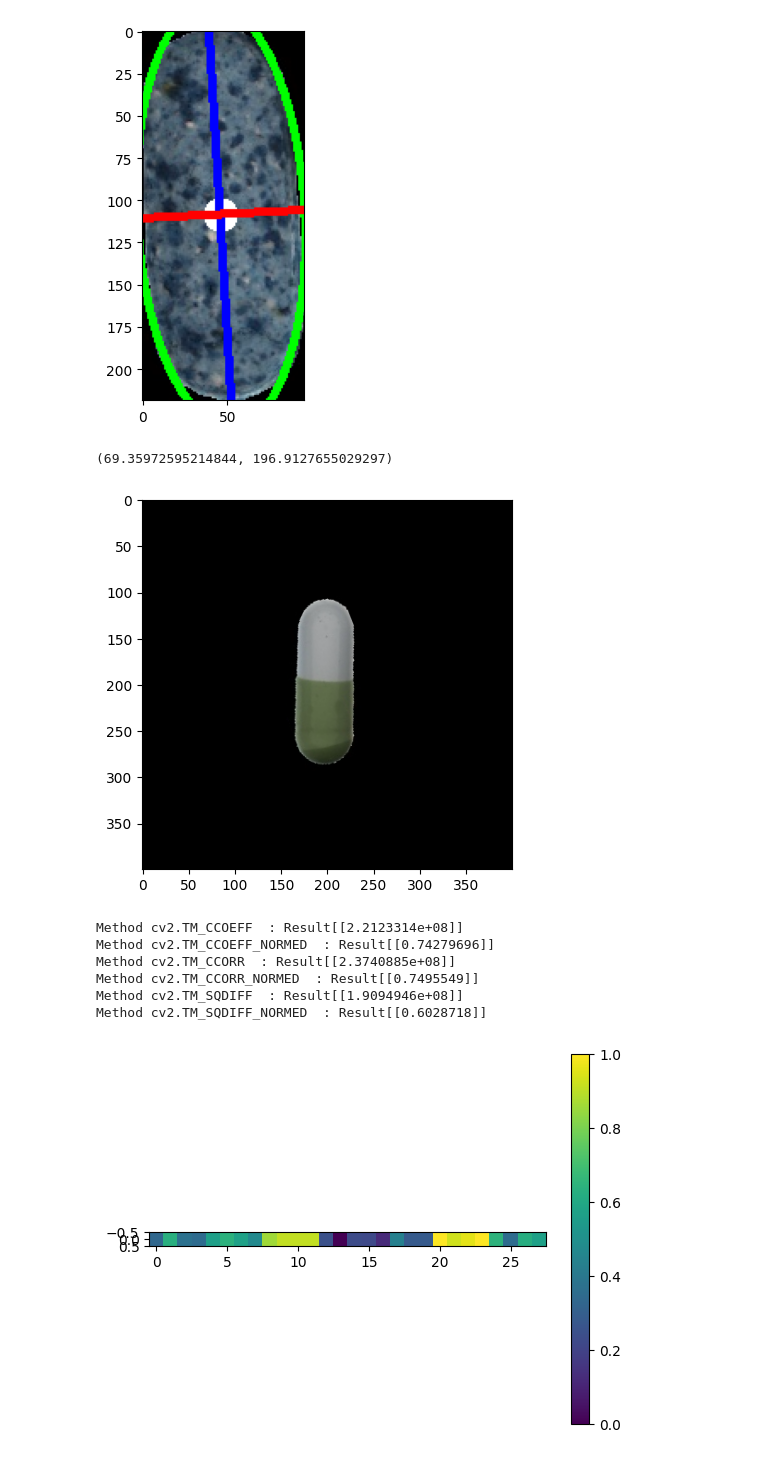
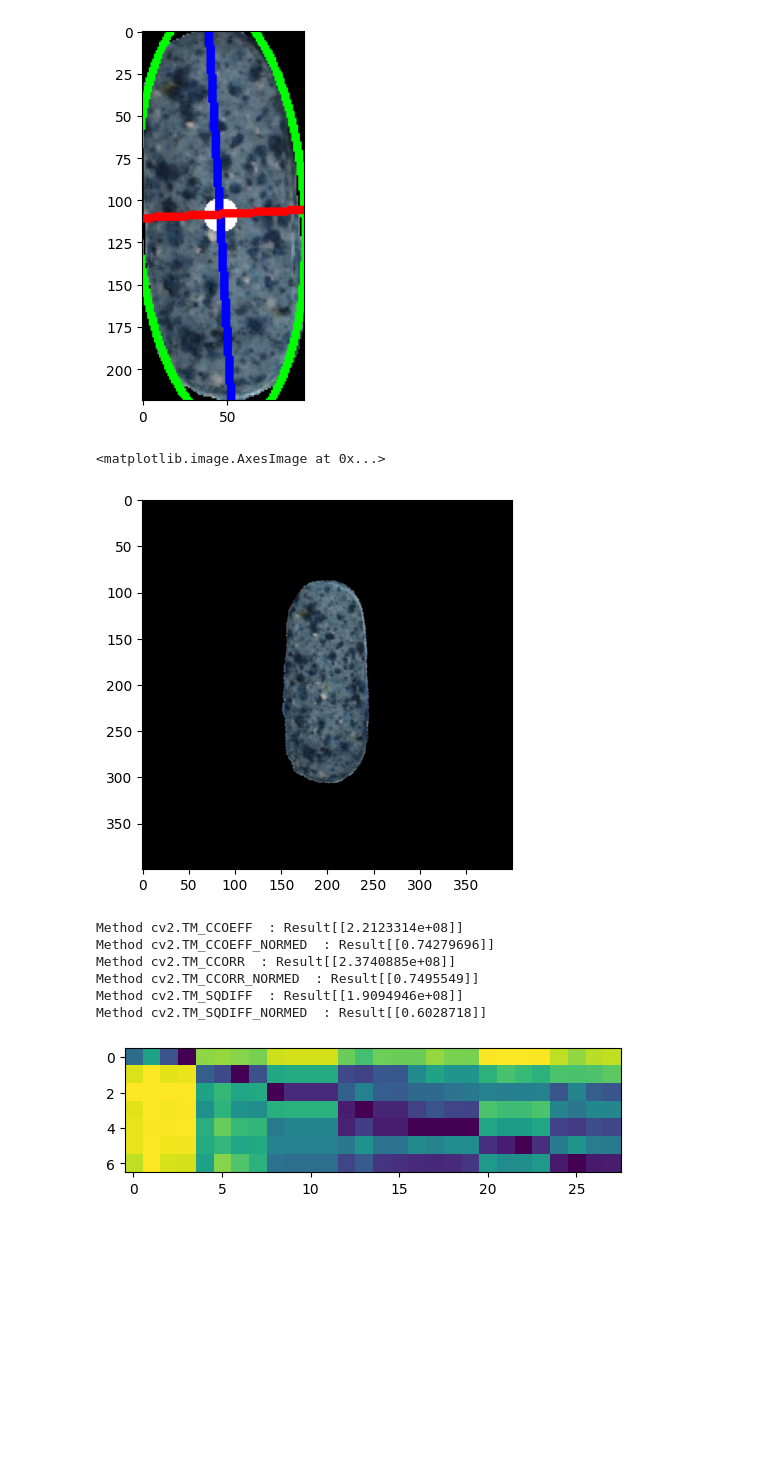
Before and after one commit to zipping-suger/pill_segmentation, a Jupyter notebook: pca_template_matching.ipynb, the cells around one changed output. Cells and saved outputs as stored; diff of their text form; code cells hidden in the pictures; blank space fills up the shorter version.

```diff
--- a/pca_template_matching.ipynb
+++ b/pca_template_matching.ipynb
@@ -109,13 +110,13 @@ def rotate_image(image):
     # return the rotated image
     return rotated, rotated_opp
 # %%
-img = cv2.imread('database/pill_db/p6_3.jpg')
+img = cv2.imread('database/pill_db/p5_3.jpg')
+# img = cv2.imread('database/shape/s4.jpg')
 img_r,_ = rotate_image(img)
 plt.imshow(img_r)
-get_axis_len(img)
 # %% [output]
-(69.35972595214844, 196.9127655029297)
+<matplotlib.image.AxesImage at 0x...>
-[figure, old version]
+[figure, new version]
 # %%
 # https://stackoverflow.com/questions/23927361/built-in-functions-available-in-opencv2-python-to-find-distance-between-to-image
 img,_ = rotate_image(cv2.imread('database/pill_db/p2_1.jpg'))
@@ -306,10 +243,10 @@ def pill_identify(size_filtered_mask, cost):
 # %%
 # Visulize the ncc score
 plt.imshow(pill_ncc, cmap='viridis', interpolation='nearest')
-plt.colorbar()
+# plt.colorbar()
 plt.show()
 # %% [output]
-[figure, old version]
+[figure, new version]
 # %%
 # Visulize the ncc score
 plt.imshow(pill_color, cmap='viridis', interpolation='nearest')
```
Also changed, not shown: parts of 18 cells of this notebook, 2 other files.
